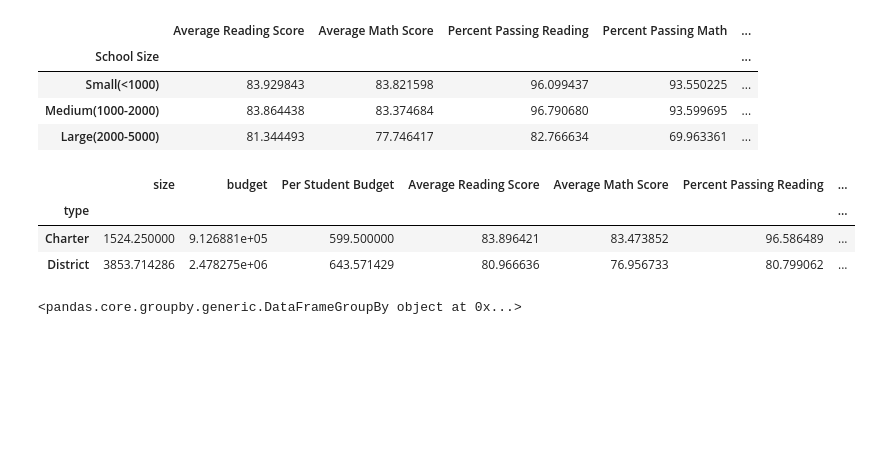
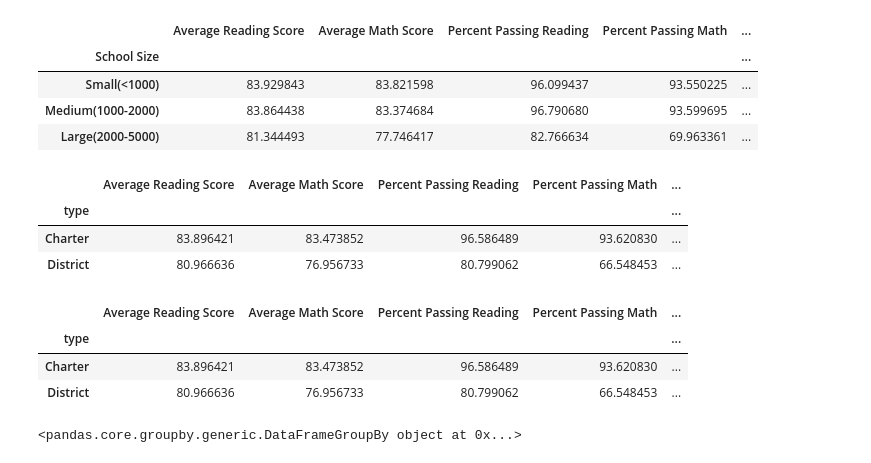
Before and after one commit to mel-c-lowe/Pandas_Challenge, a Jupyter notebook: PyCity_Schools.ipynb, the cells around one changed output. Drawn from its saved outputs; the diff is of its cells as text; code cells hidden in the pictures; blank space fills up the shorter version.

```diff
--- a/PyCity_Schools.ipynb
+++ b/PyCity_Schools.ipynb
@@ -577,3 +359,18 @@ scores_by_school_size
 | Small(<1000) | 83.929843 | 83.821598 | 96.099437 | 93.550225 | ... |
 | Medium(1000-2000) | 83.864438 | 83.374684 | 96.790680 | 93.599695 | ... |
 | Large(2000-5000) | 81.344493 | 77.746417 | 82.766634 | 69.963361 | ... |
+# %%
+# Scores by school type
+
+# Groupby type, save as new df and drop unwanted columns
+grouped_by_type = school_summary_final.groupby("type")
+scores_by_school_type = grouped_by_type.mean()
+scores_by_school_type = scores_by_school_type.drop(["size", "budget", "Per Student Budget"], axis=1)
+scores_by_school_type
+
+#rename type column to Type
+# %% [output]
+|  | Average Reading Score | Average Math Score | Percent Passing Reading | Percent Passing Math | ... |
+| type |  |  |  |  | ... |
+| Charter | 83.896421 | 83.473852 | 96.586489 | 93.620830 | ... |
+| District | 80.966636 | 76.956733 | 80.799062 | 66.548453 | ... |
@@ -580,21 +379,21 @@ scores_by_school_size
 # %%
 # Scores by school type
 
 # Groupby type
 grouped_by_type = school_summary_final.groupby("type")
 grouped_by_type.mean()
 
 # Make new dataframe to modify as needed
 scores_by_school_type = grouped_by_type.mean()
 scores_by_school_type
 
-# scores_by_school_size = scores_by_school_size.drop(["size", "budget", "Per Student Budget"], axis=1)
-# scores_by_school_size
+scores_by_school_type = scores_by_school_type.drop(["size", "budget", "Per Student Budget"], axis=1)
+scores_by_school_type
 # %% [output]
-|  | size | budget | Per Student Budget | Average Reading Score | Average Math Score | Percent Passing Reading | ... |
-| type |  |  |  |  |  |  | ... |
-| Charter | 1524.250000 | 9.126881e+05 | 599.500000 | 83.896421 | 83.473852 | 96.586489 | ... |
-| District | 3853.714286 | 2.478275e+06 | 643.571429 | 80.966636 | 76.956733 | 80.799062 | ... |
+|  | Average Reading Score | Average Math Score | Percent Passing Reading | Percent Passing Math | ... |
+| type |  |  |  |  | ... |
+| Charter | 83.896421 | 83.473852 | 96.586489 | 93.620830 | ... |
+| District | 80.966636 | 76.956733 | 80.799062 | 66.548453 | ... |
 # %%
 # Interesting breadcrumbs from meeting with Kelly
 # grouped_spending_ranges
```
Also changed, not shown: parts of 21 cells of this notebook.
